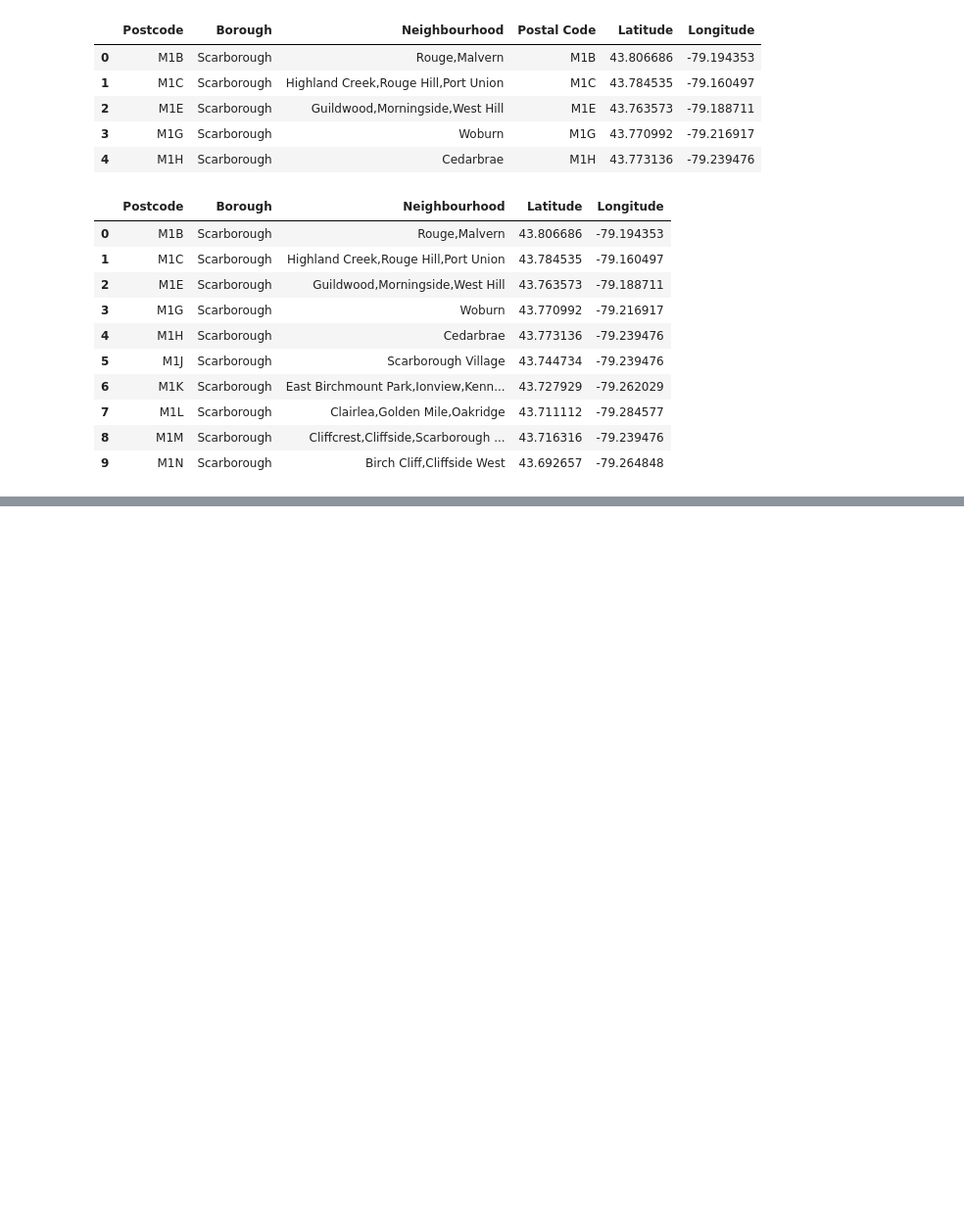
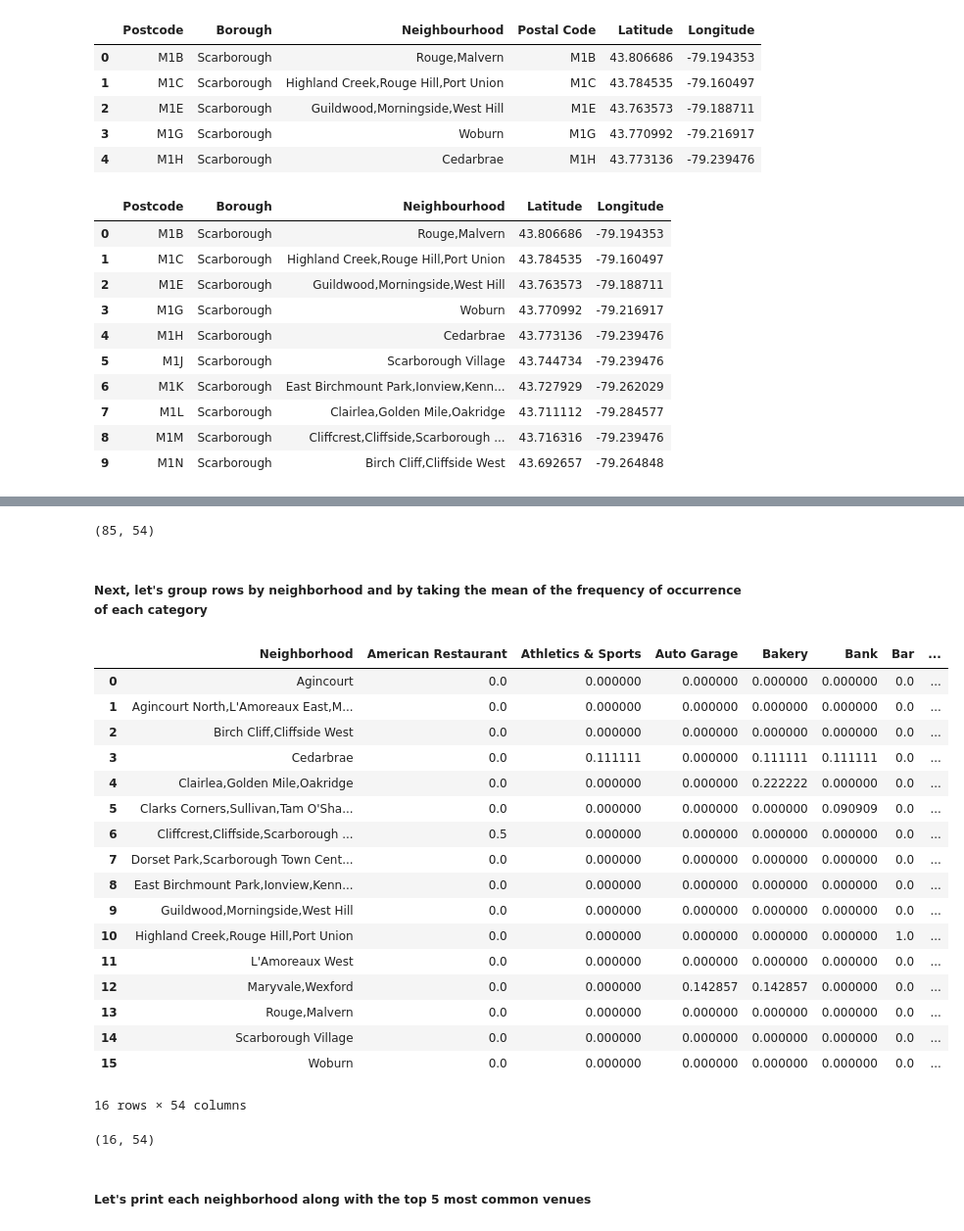
Before and after one commit to elenathana/Coursera_Capstone, a Jupyter notebook: Peer-graded_Assignment_Week_3.ipynb, the cells around one changed output, grey strips where cells are left out. Shown at 98% size. Drawn from its saved outputs; the diff is of its cells as text; code cells hidden in the pictures; blank space fills up the shorter version.

```diff
--- a/Peer-graded_Assignment_Week_3.ipynb
+++ b/Peer-graded_Assignment_Week_3.ipynb
@@ -230,0 +412,4 @@ df_final_coordinates.head(10)
+# %%
+# Send the GET request and examine the resutls
+results = requests.get(url).json()
+results
@@ -230,0 +454,18 @@ df_final_coordinates.head(10)
+# %%
+# Now we are ready to clean the json and structure it into a *pandas* dataframe.
+
+venues = results['response']['groups'][0]['items']
+
+nearby_venues = json_normalize(venues) # flatten JSON
+
+# filter columns
+filtered_columns = ['venue.name', 'venue.categories', 'venue.location.lat', 'venue.location.lng']
+nearby_venues =nearby_venues.loc[:, filtered_columns]
+
+# filter the category for each row
+nearby_venues['venue.categories'] = nearby_venues.apply(get_category_type, axis=1)
+
+# clean columns
+nearby_venues.columns = [col.split(".")[-1] for col in nearby_venues.columns]
+
+nearby_venues.head()
@@ -230,0 +531,7 @@ df_final_coordinates.head(10)
+# %%
+#### Now run the above function on each neighborhood and create a new dataframe called *manhattan_venues*.
+
+scarborough_venues = getNearbyVenues(names=scarborough_data['Neighbourhood'],
+                                   latitudes=scarborough_data['Latitude'],
+                                   longitudes=scarborough_data['Longitude']
+                                  )
@@ -230,0 +600,12 @@ df_final_coordinates.head(10)
+# %%
+# one hot encoding
+scarborough_onehot = pd.get_dummies(scarborough_venues[['Venue Category']], prefix="", prefix_sep="")
+
+# add neighborhood column back to dataframe
+scarborough_onehot['Neighborhood'] = scarborough_venues['Neighborhood']
+
+# move neighborhood column to the first column
+fixed_columns = [scarborough_onehot.columns[-1]] + list(scarborough_onehot.columns[:-1])
+scarborough_onehot = scarborough_onehot[fixed_columns]
+
+scarborough_onehot.head()
@@ -230,0 +620,36 @@ df_final_coordinates.head(10)
+# %%
+# And let's examine the new dataframe size.
+scarborough_onehot.shape
+# %% [output]
+(85, 54)
+# %% [markdown]
+##### Next, let's group rows by neighborhood and by taking the mean of the frequency of occurrence of each category
+# %%
+scarborough_grouped = scarborough_onehot.groupby('Neighborhood').mean().reset_index()
+scarborough_grouped
+# %% [output]
+|  | Neighborhood | American Restaurant | Athletics & Sports | Auto Garage | Bakery | Bank | Bar | ... |
+| 0 | Agincourt | 0.0 | 0.000000 | 0.000000 | 0.000000 | 0.000000 | 0.0 | ... |
+| 1 | Agincourt North,L'Amoreaux East,M... | 0.0 | 0.000000 | 0.000000 | 0.000000 | 0.000000 | 0.0 | ... |
+| 2 | Birch Cliff,Cliffside West | 0.0 | 0.000000 | 0.000000 | 0.000000 | 0.000000 | 0.0 | ... |
+| 3 | Cedarbrae | 0.0 | 0.111111 | 0.000000 | 0.111111 | 0.111111 | 0.0 | ... |
+| 4 | Clairlea,Golden Mile,Oakridge | 0.0 | 0.000000 | 0.000000 | 0.222222 | 0.000000 | 0.0 | ... |
+| 5 | Clarks Corners,Sullivan,Tam O'Sha... | 0.0 | 0.000000 | 0.000000 | 0.000000 | 0.090909 | 0.0 | ... |
+| 6 | Cliffcrest,Cliffside,Scarborough ... | 0.5 | 0.000000 | 0.000000 | 0.000000 | 0.000000 | 0.0 | ... |
+| 7 | Dorset Park,Scarborough Town Cent... | 0.0 | 0.000000 | 0.000000 | 0.000000 | 0.000000 | 0.0 | ... |
+| 8 | East Birchmount Park,Ionview,Kenn... | 0.0 | 0.000000 | 0.000000 | 0.000000 | 0.000000 | 0.0 | ... |
+| 9 | Guildwood,Morningside,West Hill | 0.0 | 0.000000 | 0.000000 | 0.000000 | 0.000000 | 0.0 | ... |
+| 10 | Highland Creek,Rouge Hill,Port Union | 0.0 | 0.000000 | 0.000000 | 0.000000 | 0.000000 | 1.0 | ... |
+| 11 | L'Amoreaux West | 0.0 | 0.000000 | 0.000000 | 0.000000 | 0.000000 | 0.0 | ... |
+| 12 | Maryvale,Wexford | 0.0 | 0.000000 | 0.142857 | 0.142857 | 0.000000 | 0.0 | ... |
+| 13 | Rouge,Malvern | 0.0 | 0.000000 | 0.000000 | 0.000000 | 0.000000 | 0.0 | ... |
+| 14 | Scarborough Village | 0.0 | 0.000000 | 0.000000 | 0.000000 | 0.000000 | 0.0 | ... |
+| 15 | Woburn | 0.0 | 0.000000 | 0.000000 | 0.000000 | 0.000000 | 0.0 | ... |
+16 rows × 54 columns
+# %%
+# Let's confirm the new size
+scarborough_grouped.shape
+# %% [output]
+(16, 54)
+# %% [markdown]
+##### Let's print each neighborhood along with the top 5 most common venues
```
Also changed, not shown: parts of 55 cells of this notebook.
